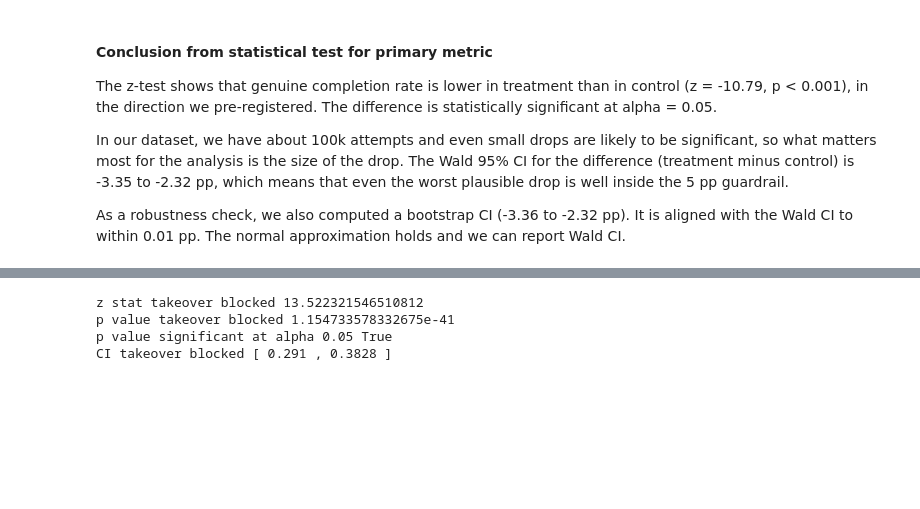
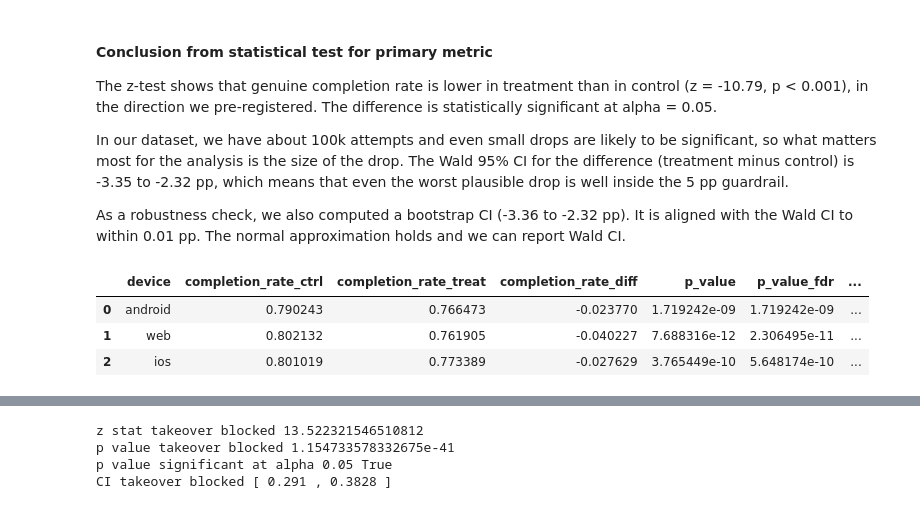
Before and after one commit to kazakovadiana432/AB_testing, a Jupyter notebook: security-friction-ab-test/notebooks/findings.ipynb, the cells around one changed output, grey strips where cells are left out. Cells and saved outputs as stored; diff of their text form; code cells hidden in the pictures; blank space fills up the shorter version.

Commit message:
add device analysis in primary metric

```diff
--- a/security-friction-ab-test/notebooks/findings.ipynb
+++ b/security-friction-ab-test/notebooks/findings.ipynb
@@ -235,3 +235,11 @@ The z-test shows that genuine completion rate is lower in treatment than in cont
 In our dataset, we have about 100k attempts and even small drops are likely to be significant, so what matters most for the analysis is the size of the drop. The Wald 95% CI for the difference (treatment minus control) is -3.35 to -2.32 pp, which means that even the worst plausible drop is well inside the 5 pp guardrail.
 
 As a robustness check, we also computed a bootstrap CI (-3.36 to -2.32 pp). It is aligned with the Wald CI to within 0.01 pp. The normal approximation holds and we can report Wald CI.
+# %%
+# primary metric: test for primary metric being concentrated not on 1 device
+eff["device_results"]
+# %% [output]
+|  | device | completion_rate_ctrl | completion_rate_treat | completion_rate_diff | p_value | p_value_fdr | ... |
+| 0 | android | 0.790243 | 0.766473 | -0.023770 | 1.719242e-09 | 1.719242e-09 | ... |
+| 1 | web | 0.802132 | 0.761905 | -0.040227 | 7.688316e-12 | 2.306495e-11 | ... |
+| 2 | ios | 0.801019 | 0.773389 | -0.027629 | 3.765449e-10 | 5.648174e-10 | ... |
```
Also changed, not shown: parts of 2 cells of this notebook.
